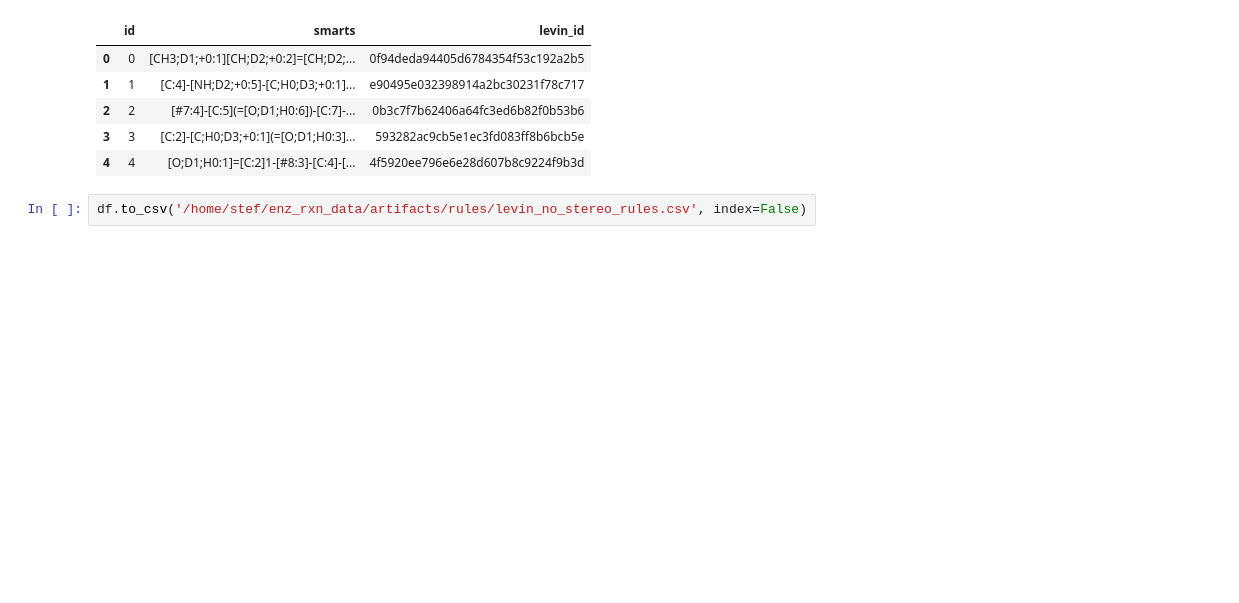
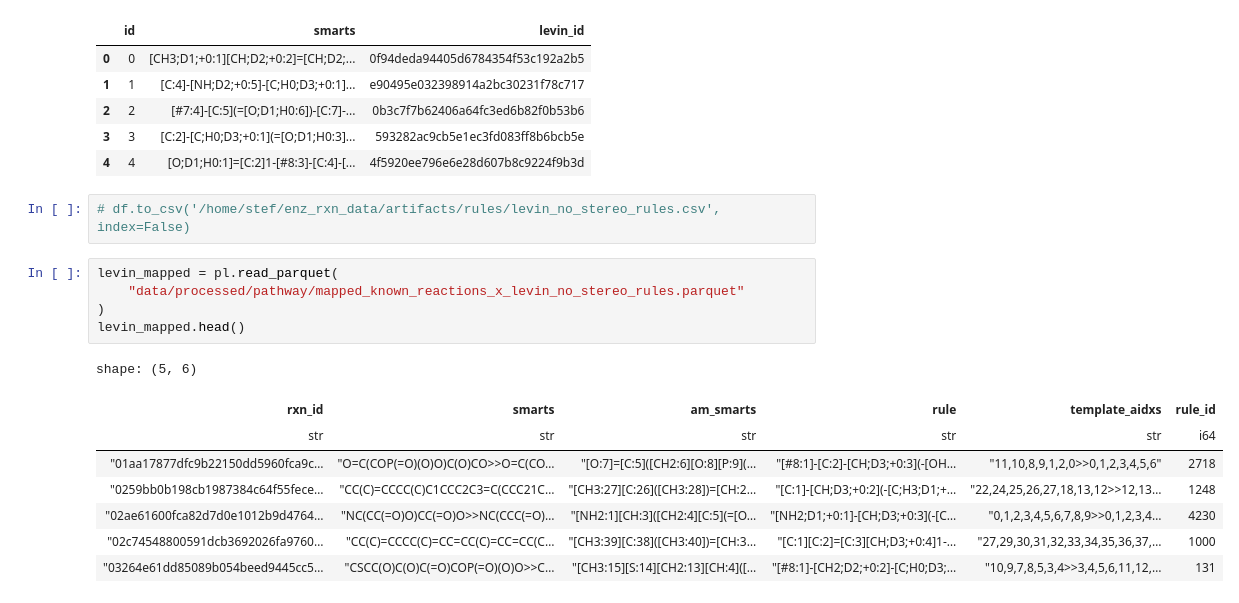
Before and after one commit to stefanpate/enz-rxn-data, a Jupyter notebook: examine_levin_rules.ipynb, the cells around one changed output. Saved outputs shown, nothing was run; the diff lists cells and outputs as text; blank space fills up the shorter version.

Commit message:
Examined levin's bkms / postmortem on mapping attempt

```diff
--- a/examine_levin_rules.ipynb
+++ b/examine_levin_rules.ipynb
@@ -50,4 +122,18 @@ df.head()
 | 3 | 3 | [C:2]-[C;H0;D3;+0:1](=[O;D1;H0:3]... | 593282ac9cb5e1ec3fd083ff8b6bcb5e |
 | 4 | 4 | [O;D1;H0:1]=[C:2]1-[#8:3]-[C:4]-[... | 4f5920ee796e6e28d607b8c9224f9b3d |
 # %%
-df.to_csv('/home/stef/enz_rxn_data/artifacts/rules/levin_no_stereo_rules.csv', index=False)
+# df.to_csv('/home/stef/enz_rxn_data/artifacts/rules/levin_no_stereo_rules.csv', index=False)
+# %%
+levin_mapped = pl.read_parquet(
+    "data/processed/pathway/mapped_known_reactions_x_levin_no_stereo_rules.parquet"
+)
+levin_mapped.head()
+# %% [output]
+shape: (5, 6)
+| rxn_id | smarts | am_smarts | rule | template_aidxs | rule_id |
+| str | str | str | str | str | i64 |
+| "01aa17877dfc9b22150dd5960fca9c… | "O=C(COP(=O)(O)O)C(O)CO>>O=C(CO… | "[O:7]=[C:5]([CH2:6][O:8][P:9](… | "[#8:1]-[C:2]-[CH;D3;+0:3](-[OH… | "11,10,8,9,1,2,0>>0,1,2,3,4,5,6" | 2718 |
+| "0259bb0b198cb1987384c64f55fece… | "CC(C)=CCCC(C)C1CCC2C3=C(CCC21C… | "[CH3:27][C:26]([CH3:28])=[CH:2… | "[C:1]-[CH;D3;+0:2](-[C;H3;D1;+… | "22,24,25,26,27,18,13,12>>12,13… | 1248 |
+| "02ae61600fca82d7d0e1012b9d4764… | "NC(CC(=O)O)CC(=O)O>>NC(CCC(=O)… | "[NH2:1][CH:3]([CH2:4][C:5](=[O… | "[NH2;D1;+0:1]-[CH;D3;+0:3](-[C… | "0,1,2,3,4,5,6,7,8,9>>0,1,2,3,4… | 4230 |
+| "02c74548800591dcb3692026fa9760… | "CC(C)=CCCC(C)=CC=CC(C)=CC=CC(C… | "[CH3:39][C:38]([CH3:40])=[CH:3… | "[C:1][C:2]=[C:3][CH;D3;+0:4]1-… | "27,29,30,31,32,33,34,35,36,37,… | 1000 |
+| "03264e61dd85089b054beed9445cc5… | "CSCC(O)C(O)C(=O)COP(=O)(O)O>>C… | "[CH3:15][S:14][CH2:13][CH:4]([… | "[#8:1]-[CH2;D2;+0:2]-[C;H0;D3;… | "10,9,7,8,5,3,4>>3,4,5,6,11,12,… | 131 |
```
Also changed, not shown: parts of 12 cells of this notebook, 9 other files.
